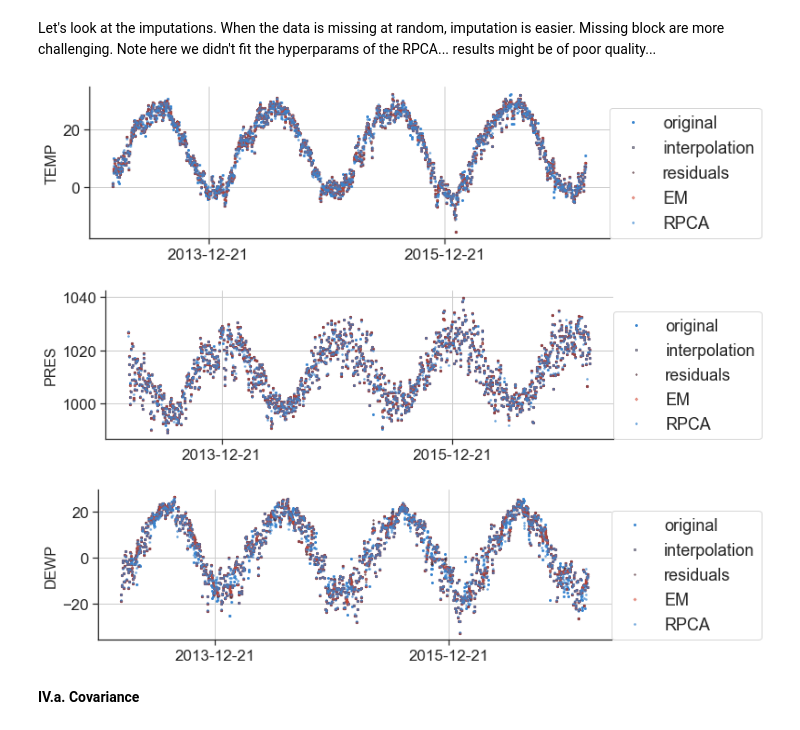
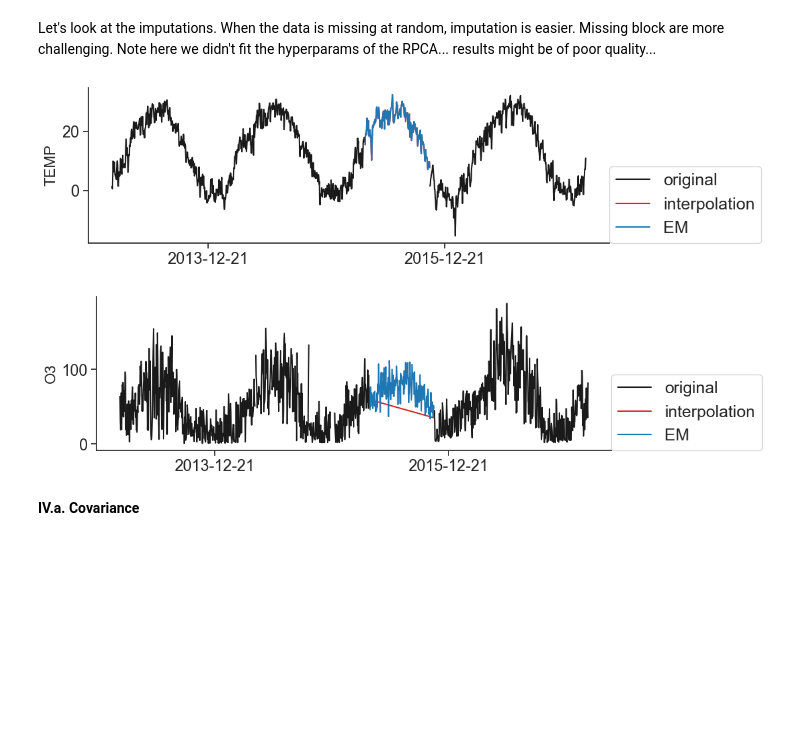
Before and after one commit to scikit-learn-contrib/qolmat, a Jupyter notebook: qolmat/notebooks/benchmark.ipynb, the cells around one changed output. Saved outputs shown, nothing was run; the diff lists cells and outputs as text; code cells hidden in the pictures; blank space fills up the shorter version.

```diff
--- a/qolmat/notebooks/benchmark.ipynb
+++ b/qolmat/notebooks/benchmark.ipynb
@@ -104,11 +113,11 @@ Let's take a look at variables to impute. We only consider a station, Aotizhongx
 Time series display seasonalities (roughly 12 months).
 # %%
 for col in cols_to_impute:
-    plt.figure(figsize=(10, 3))
+    plt.figure(figsize=(10, 2))
     for station, df in dataset.groupby("station"):
         plt.plot(df.reset_index().datetime, df[col], '.', label=station)
         break
-    plt.ylabel(col, fontsize=16)
+    plt.ylabel(col, fontsize=12)
     sns.despine()
     plt.show()
 # %% [output]
@@ -149,10 +226,16 @@ df_corrupted.head()
+# %%
+cols_to_impute = ["TEMP", "O3"]
+df_corrupted = df[cols_to_impute].copy()
+df_corrupted.loc[770:980, "O3"] = np.nan
+# df_corrupted.loc[70:120, "PRES"] = np.nan
+# df_corrupted.loc[140:180, "NO2"] = np.nan
 # %% [markdown]
 We can inspect visually the missing data.
 # %%
 for col in cols_to_impute:
     fig, ax = plt.subplots(figsize=(7, 1.5))
     for station, df in dataset.groupby("station"):
-        plt.plot(df.reset_index().datetime, df_corrupted[col], '-', label=station)
+        plt.plot(df.reset_index().datetime, df_corrupted[col], '-k', label=station)
         break
     plt.ylabel(col, fontsize=12)
     loc = plticker.MultipleLocator(base=365) # this locator puts ticks at regular intervals
@@ -181,16 +263,16 @@ For more information about the methods, we invite you to read the docs.
 Some methods require hyperparameters. The user can directly specify them, or he can procede to a search. To do so, he has to define a search_params dictionary, where keys are the imputation method's name and the values are a dictionary specifyign the minimum, maximum or list of categories and type of values (Integer, Real or Category) to search.
 In pratice, we rely on a cross validation to find the best hyperparams values minimising an error reconstruction.
 # %%
-imputer_mean = models.ImputeByMean(["datetime.dt.month", "datetime.dt.dayofweek"])
-imputer_median = models.ImputeByMedian(["datetime.dt.month", "datetime.dt.dayofweek"]) #, "datetime.dt.round('10min')"])
+imputer_mean = models.ImputeByMean(["datetime.dt.month"]) #["datetime.dt.month", "datetime.dt.dayofweek"]
+imputer_median = models.ImputeByMedian(["datetime.dt.month"]) # ["datetime.dt.month", "datetime.dt.dayofweek"] #, "datetime.dt.round('10min')"])
 imputer_interpol = models.ImputeByInterpolation(method="linear")
 imputer_random = models.RandomImpute()
 imputer_residuals = models.ImputeOnResiduals("additive", 7, "freq", "linear")
 imputer_kalman = models.ImputeKalman(0, 1)
 imputer_rpca = models.ImputeRPCA(
-  method="temporal", multivariate=False, **{"n_rows":7*4, "maxIter":1000, "tau":1.1, "lam":0.7}
+  method="temporal", multivariate=False, **{"n_rows":7*4, "maxIter":1000, "tau":1, "lam":0.7}
   )
-imputer_em = ImputeEM(n_iter_em=14, n_iter_ou=10, verbose=0, strategy="argmax", temporal=False)
+imputer_em = ImputeEM(n_iter_em=34, n_iter_ou=15, verbose=0, strategy="sample", temporal=False)
 imputer_spline = models.ImputeBySpline()
 imputer_locf = models.ImputeLOCF()
 imputer_nocb = models.ImputeNOCB()
@@ -207,10 +289,13 @@ impute_stochastic_regressor = models.ImputeStochasticRegressor(
 impute_mfe = models.ImputeMissForest()
 
 dict_models = {
+    #"mean": imputer_mean,
+    #"median": imputer_median,
     "interpolation": imputer_interpol,
-    "residuals": imputer_residuals,
+    #"residuals": imputer_residuals,
+    #"iterative": imputer_iterative,
     "EM": imputer_em,
-    "RPCA": imputer_rpca,
+    #"RPCA": imputer_rpca,
 }
 
 
@@ -222,5 +307,5 @@ search_params = {
 }
 
 prop_nan = 0.05
-filter_value_nan = 0
+filter_value_nan = 0.01
 # %% [markdown]
@@ -268,28 +352,32 @@ When the data is missing at random, imputation is easier. Missing block are more
 Note here we didn't fit the hyperparams of the RPCA... results might be of poor quality...
 # %%
 palette = sns.color_palette("icefire", n_colors=len(dict_models))
+#palette = sns.color_palette("husl", 8)
 sns.set_palette(palette)
-markers = ["o", "s", "*", "D", "P", ">", "^", "d"]
+markers = ["o", "s", "D", "+", "P", ">", "^", "d"]
+colors = ["tab:red", "tab:blue", "tab:blue"]
 
 city = "Aotizhongxin"
 for col in cols_to_impute:
     fig, ax = plt.subplots(figsize=(10, 3))
     df = dataset.loc[city]
 
-    plt.plot(df[col], markers[0], ms=2, label="original")
+    plt.plot(df.iloc[:780:][col], markers[0], color='k', linestyle='-', ms=0, label="original")
+    plt.plot(df.iloc[980:][col], markers[0], color='k', linestyle='-', ms=0)
+    #plt.plot(df.iloc[870:1000][col], markers[0], color='k', linestyle='-' , ms=3)
+
     for ind, (name, model) in enumerate(list(dict_models.items())):
-        plt.plot(dfs_imputed[name].loc[city][col], markers[ind+1], ms=2, label=name, alpha=0.5)
+        plt.plot(dfs_imputed[name].iloc[780:980][col], markers[ind+1], linestyle='-', color=colors[ind], ms=0, label=name, alpha=1)
     plt.ylabel(col, fontsize=16)
     plt.legend(loc=[1, 0], fontsize=18)
     loc = plticker.MultipleLocator(base=2*365)
     ax.xaxis.set_major_locator(loc)
     ax.tick_params(axis='both', which='major', labelsize=17)
     sns.despine()
     plt.show()
 # %% [output]
-[figure, old version]
+[figure, new version]
-[figure, old version]
+[figure, new version]
-[figure, removed]
 # %% [markdown]
 **IV.a. Covariance**
 # %% [markdown]
```
Also changed, not shown: parts of 23 cells of this notebook, 1 other file.
